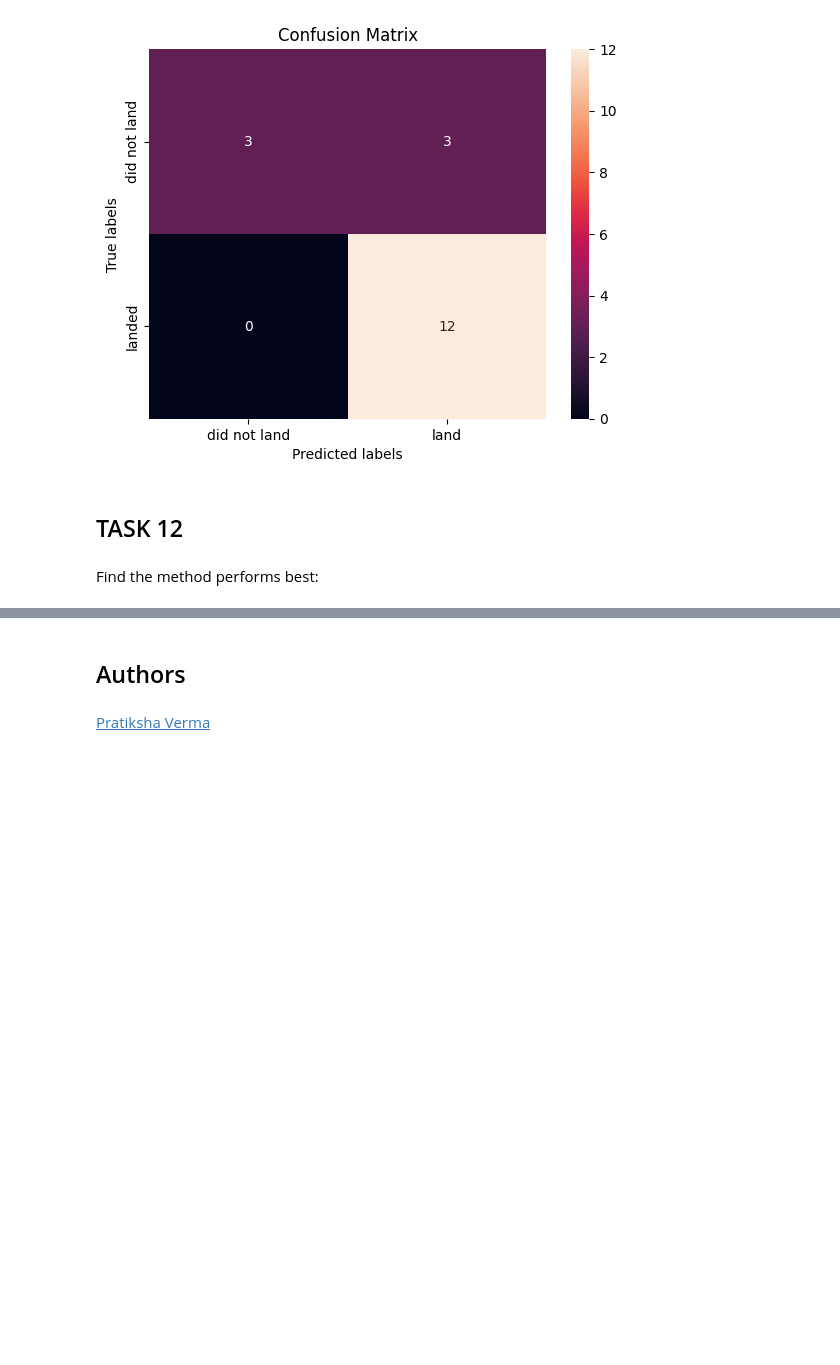
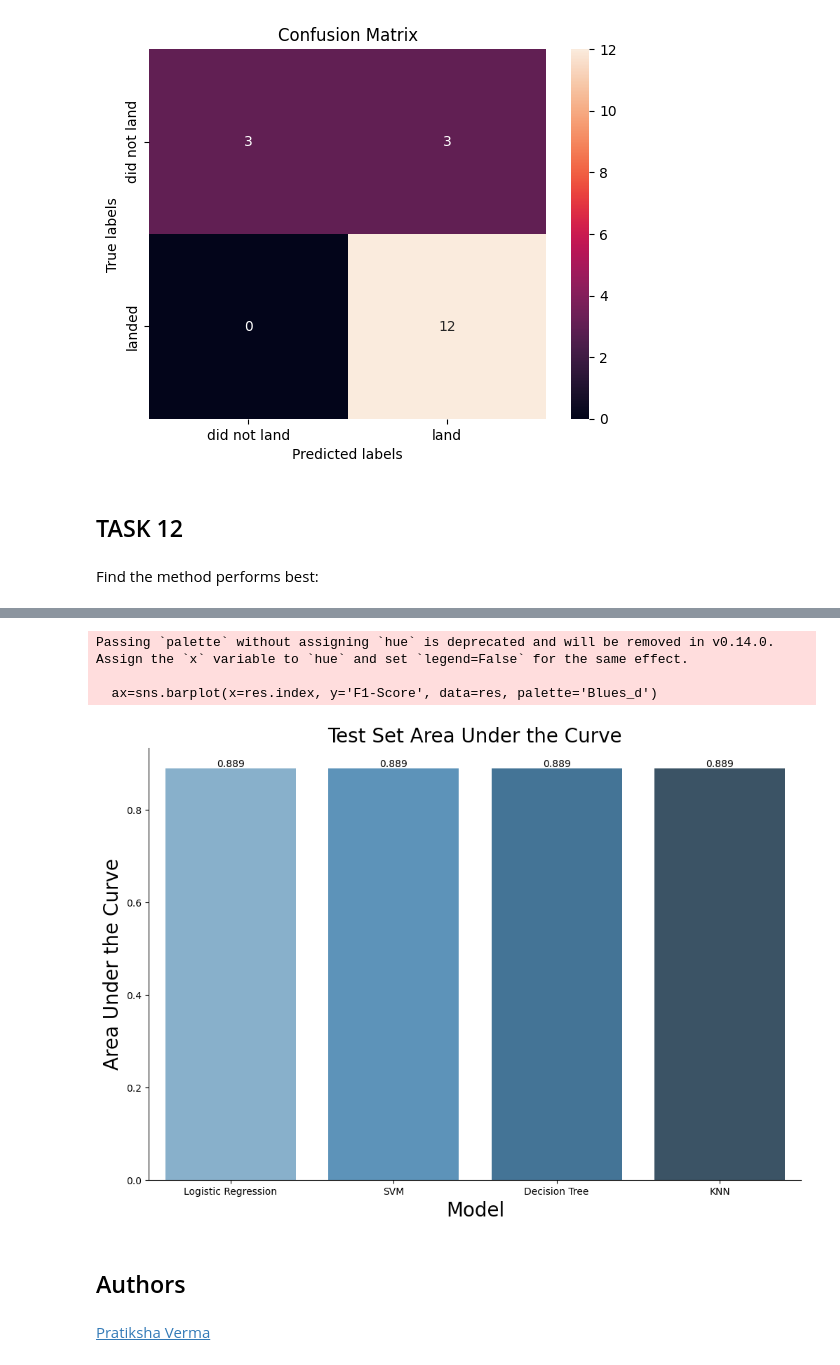
Before and after one commit to GSBS8081/ds_capstone_IBM_coursera, a Jupyter notebook: SpaceX_Machine Learning Prediction_Part_5.ipynb, the cells around one changed output, grey strips where cells are left out. Drawn from its saved outputs; the diff is of its cells as text; code cells hidden in the pictures; blank space fills up the shorter version.

```diff
--- a/SpaceX_Machine Learning Prediction_Part_5.ipynb
+++ b/SpaceX_Machine Learning Prediction_Part_5.ipynb
@@ -375,3 +450,19 @@ Find the method performs best:
+# %%
+plt.figure(figsize=(12,8))
+ax=sns.barplot(x=res.index, y='F1-Score', data=res, palette='Blues_d')
+sns.despine(top=True, right=True, left=False, bottom=False)
+plt.xlabel('Model', fontsize=20)
+plt.ylabel('Area Under the Curve', fontsize=20)
+for p in ax.patches:
+    ax.annotate('{:.3f}'.format(p.get_height()), (p.get_x()+0.4, p.get_height()),
+                ha='center', va='bottom',color='black')
+plt.title('Test Set Area Under the Curve', fontsize=20)
+plt.show()
+# %% [output]
+Passing `palette` without assigning `hue` is deprecated and will be removed in v0.14.0. Assign the `x` variable to `hue` and set `legend=False` for the same effect.
+
+  ax=sns.barplot(x=res.index, y='F1-Score', data=res, palette='Blues_d')
+[figure, added]
 # %% [markdown]
 ## Authors
 # %% [markdown]
```
Also changed, not shown: parts of 22 cells of this notebook.
